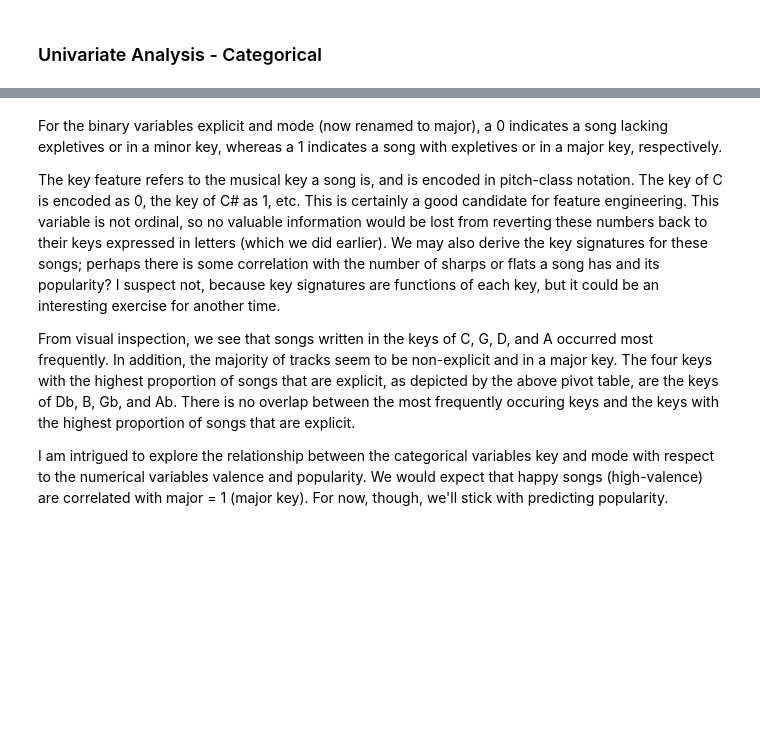
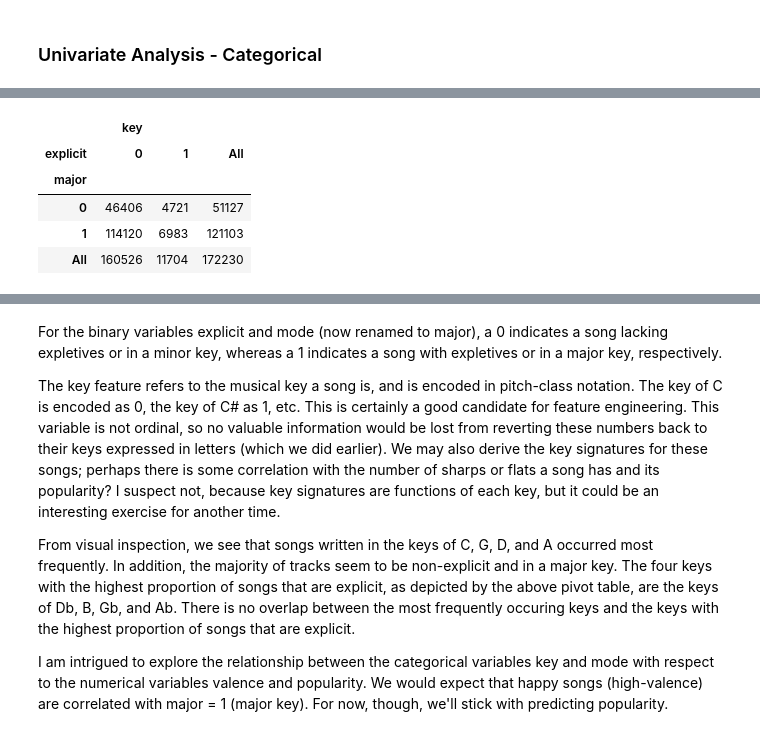
Before and after one commit to jacobresnikoff/Spotify-Project, a Jupyter notebook: python/popularity-prediction.ipynb, the cells around one changed output, grey strips where cells are left out. Saved outputs shown, nothing was run; the diff lists cells and outputs as text; code cells hidden in the pictures; blank space fills up the shorter version.

```diff
--- a/python/popularity-prediction.ipynb
+++ b/python/popularity-prediction.ipynb
@@ -300,2 +352,13 @@ for var in discrete_cat_var:
+# %%
+# pivot table exploring explicit songs and songs in major keys
+ptable = pd.pivot_table(data=cat, index='major', columns='explicit', aggfunc='count', margins=True)
+ptable
+# %% [output]
+|  | key |  |  |
+| explicit | 0 | 1 | All |
+| major |  |  |  |
+| 0 | 46406 | 4721 | 51127 |
+| 1 | 114120 | 6983 | 121103 |
+| All | 160526 | 11704 | 172230 |
 # %%
 # pivot table exploring the relationships between the categorical variables
```
Also changed, not shown: parts of 21 cells of this notebook.
